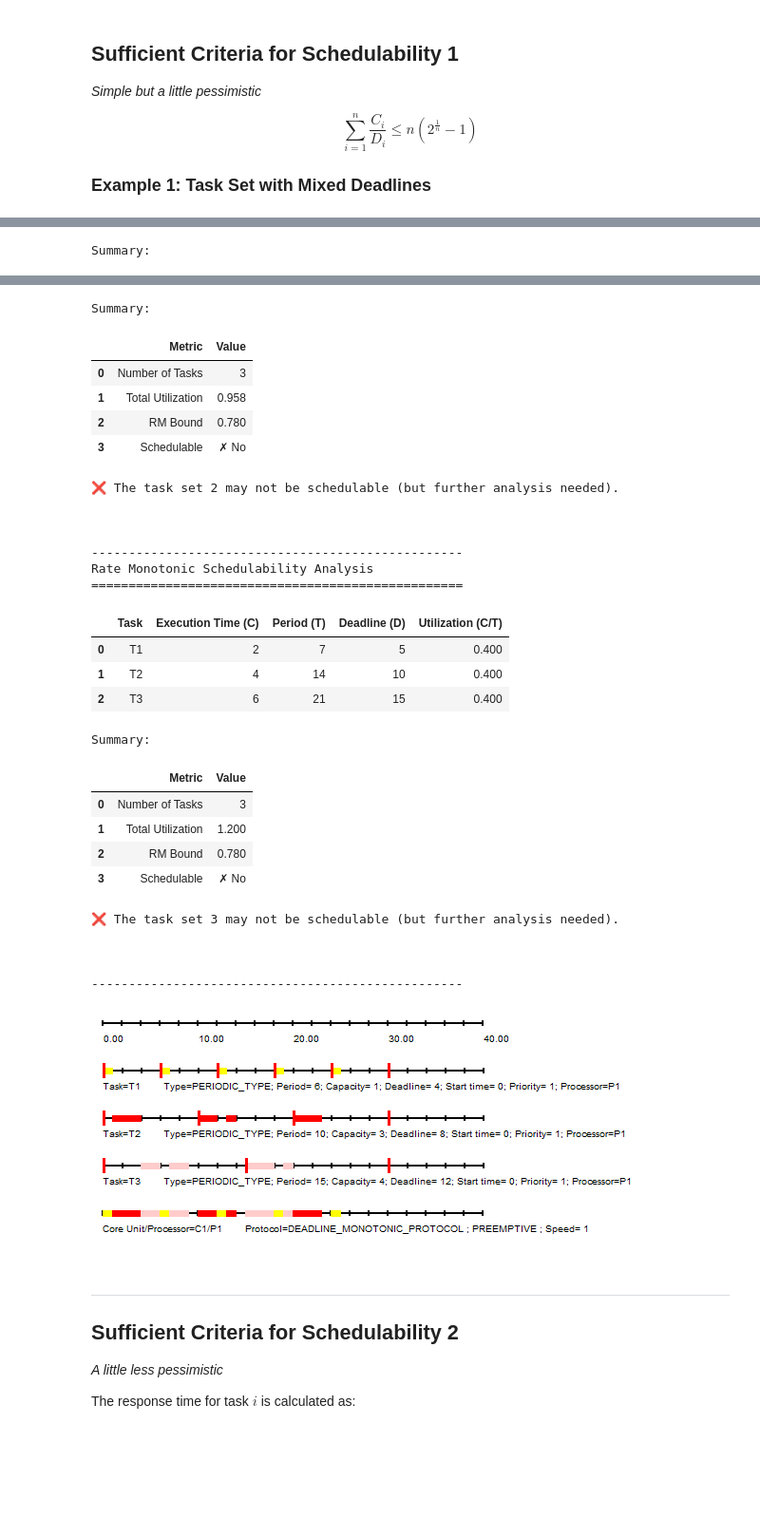
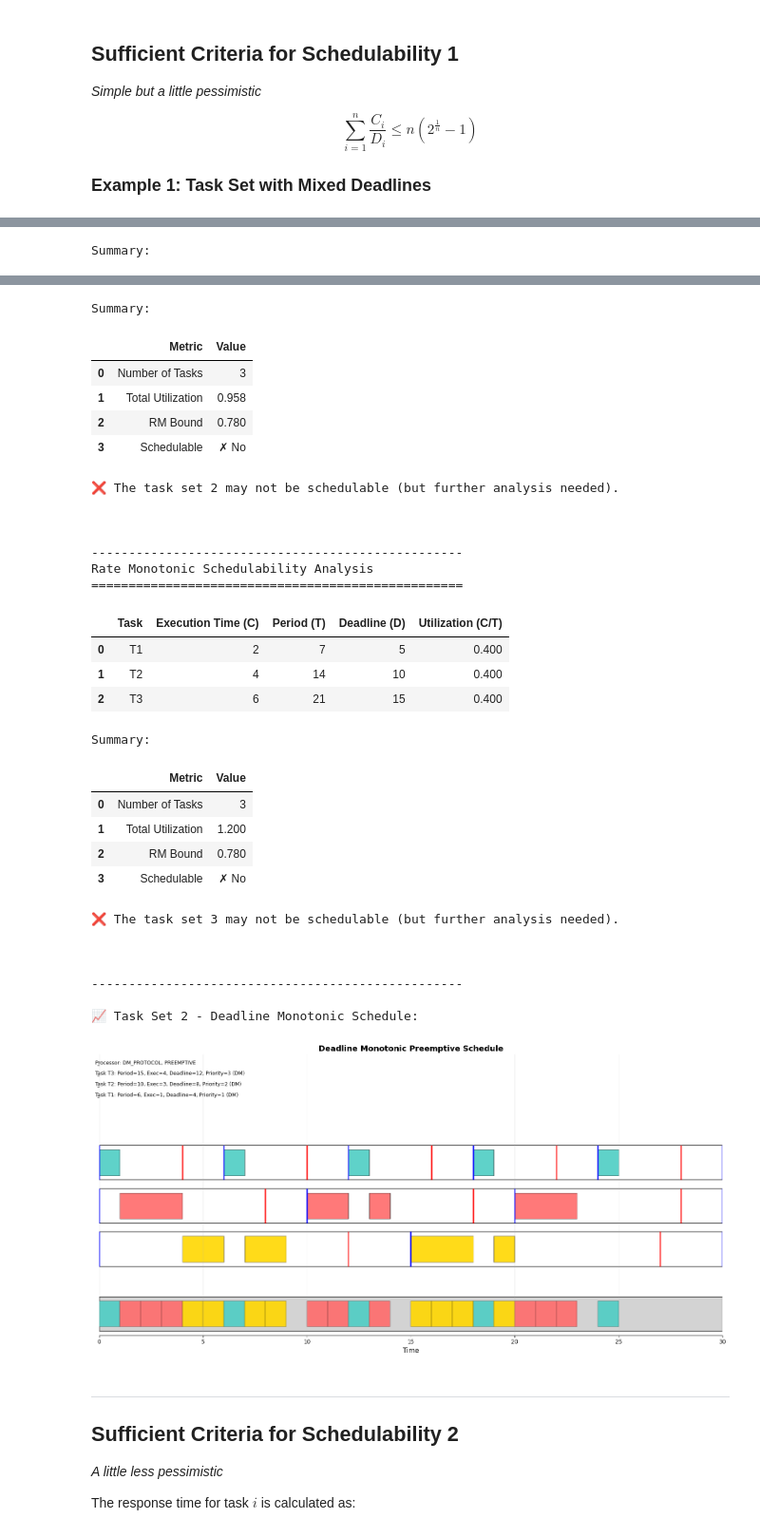
Before and after one commit to teiamas/task_sched, a Jupyter notebook: DeadlineMonotonic.ipynb, the cells around one changed output, grey strips where cells are left out. Shown at 95% size. Saved outputs shown, nothing was run; the diff lists cells and outputs as text; code cells hidden in the pictures; blank space fills up the shorter version.

```diff
--- a/DeadlineMonotonic.ipynb
+++ b/DeadlineMonotonic.ipynb
@@ -129,12 +136,13 @@ def check_schedulability(task_set, set_name):
     print("-" * 50)
     return schedulable
 
-
-
 schedulable[0][0] = check_schedulability(task_set_1, "task set 1")
 schedulable[1][0] = check_schedulability(task_set_2, "task set 2")
 schedulable[2][0] = check_schedulability(task_set_3, "task set 3")
-display(Image(filename="task_set_2_DRM.png"))
+
+# Generate and display Task Set 2 schedule plot using Deadline Monotonic
+print("\n📈 Task Set 2 - Deadline Monotonic Schedule:")
+tsv.plot_rm_schedule_inline(task_set_2, lcm_cycles=1, algorithm='DM');
 # %% [output]
 🔍 Schedulability Analysis (Sufficient Condition 1):
 ==================================================
@@ -162,34 +170,36 @@ Rate Monotonic Schedulability Analysis
 | 1 | T2 | 3 | 10 | 8 | 0.375 |
 | 2 | T3 | 4 | 15 | 12 | 0.333 |
 Summary:
 |  | Metric | Value |
 | 0 | Number of Tasks | 3 |
 | 1 | Total Utilization | 0.958 |
 | 2 | RM Bound | 0.780 |
 | 3 | Schedulable | ✗ No |
 ❌ The task set 2 may not be schedulable (but further analysis needed).
 
 
 
 --------------------------------------------------
 Rate Monotonic Schedulability Analysis
 ==================================================
 |  | Task | Execution Time (C) | Period (T) | Deadline (D) | Utilization (C/T) |
 | 0 | T1 | 2 | 7 | 5 | 0.400 |
 | 1 | T2 | 4 | 14 | 10 | 0.400 |
 | 2 | T3 | 6 | 21 | 15 | 0.400 |
 Summary:
 |  | Metric | Value |
 | 0 | Number of Tasks | 3 |
 | 1 | Total Utilization | 1.200 |
 | 2 | RM Bound | 0.780 |
 | 3 | Schedulable | ✗ No |
 ❌ The task set 3 may not be schedulable (but further analysis needed).
 
 
 
 --------------------------------------------------
+
+📈 Task Set 2 - Deadline Monotonic Schedule:
-[figure, old version]
+[figure, new version]
 # %% [markdown]
 ---
 
```
Also changed, not shown: parts of 4 cells of this notebook, 6 other files.
